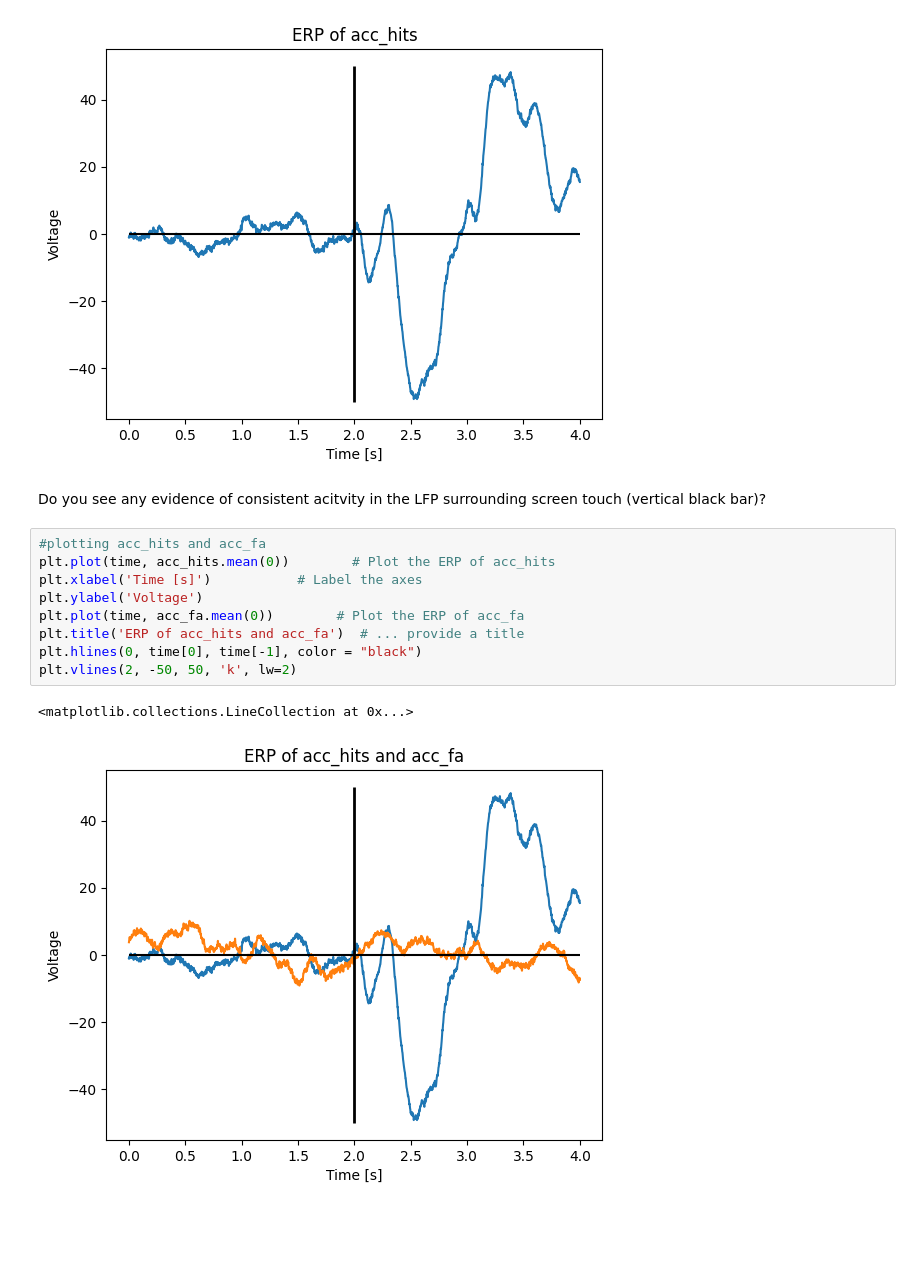
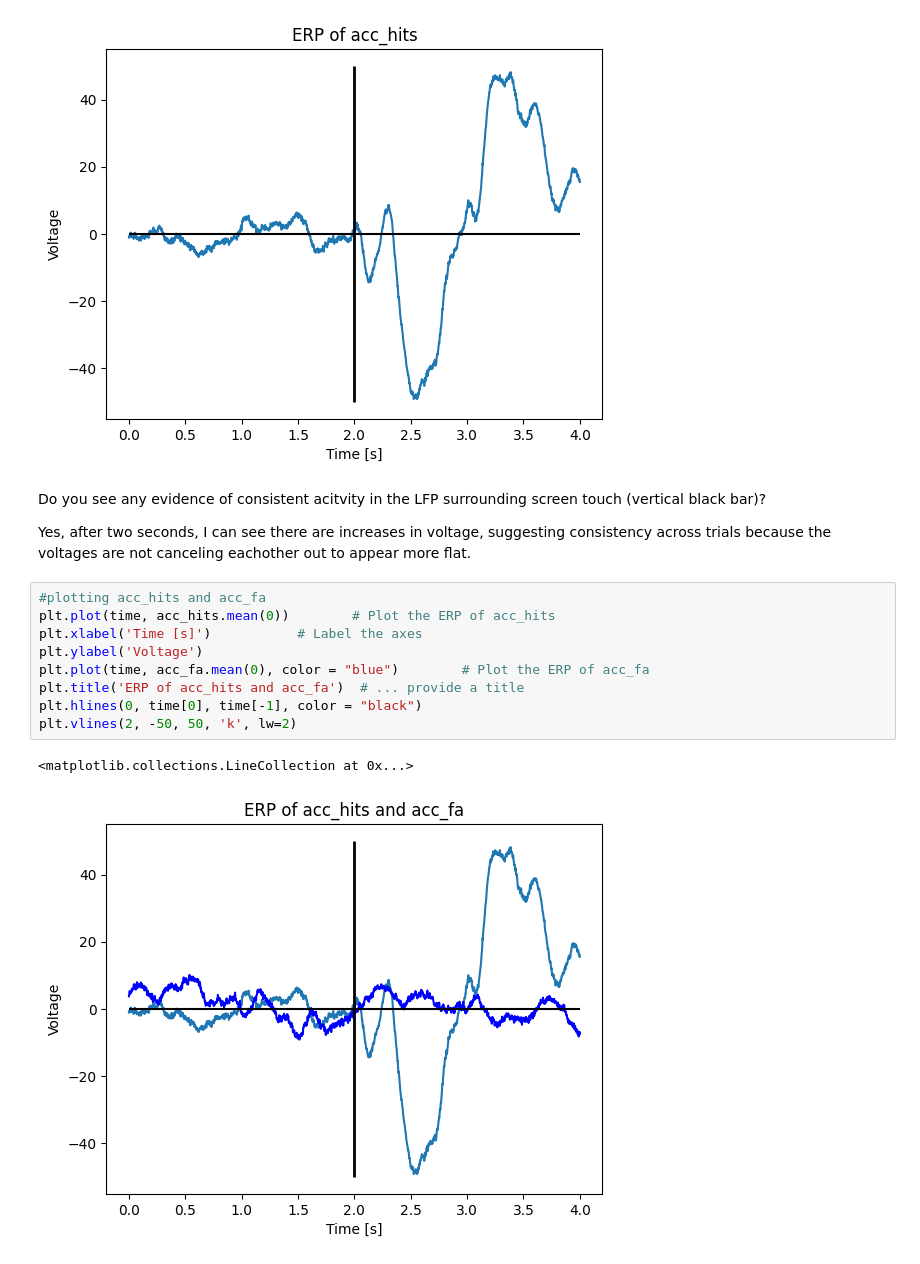
Before and after one commit to sashamontgomery/Neur-265, a Jupyter notebook: coding_homework_7.ipynb, the cells around one changed output. Drawn from its saved outputs; the diff is of its cells as text; blank space fills up the shorter version.

```diff
--- a/coding_homework_7.ipynb
+++ b/coding_homework_7.ipynb
@@ -54,15 +57,17 @@ plt.vlines(2, -50, 50, 'k', lw=2)
 [figure]
 # %% [markdown]
 Do you see any evidence of consistent acitvity in the LFP surrounding screen touch (vertical black bar)?
+
+Yes, after two seconds, I can see there are increases in voltage, suggesting consistency across trials because the voltages are not canceling eachother out to appear more flat.
 # %%
 #plotting acc_hits and acc_fa
 plt.plot(time, acc_hits.mean(0))        # Plot the ERP of acc_hits
 plt.xlabel('Time [s]')           # Label the axes
 plt.ylabel('Voltage')
-plt.plot(time, acc_fa.mean(0))        # Plot the ERP of acc_fa
+plt.plot(time, acc_fa.mean(0), color = "blue")        # Plot the ERP of acc_fa
 plt.title('ERP of acc_hits and acc_fa')  # ... provide a title
 plt.hlines(0, time[0], time[-1], color = "black")
 plt.vlines(2, -50, 50, 'k', lw=2)
 # %% [output]
 <matplotlib.collections.LineCollection at 0x...>
-[figure, old version]
+[figure, new version]
```
Also changed, not shown: parts of 5 cells of this notebook.
